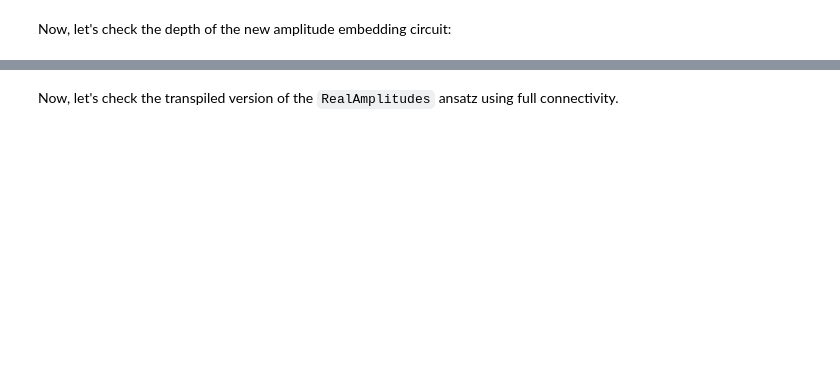
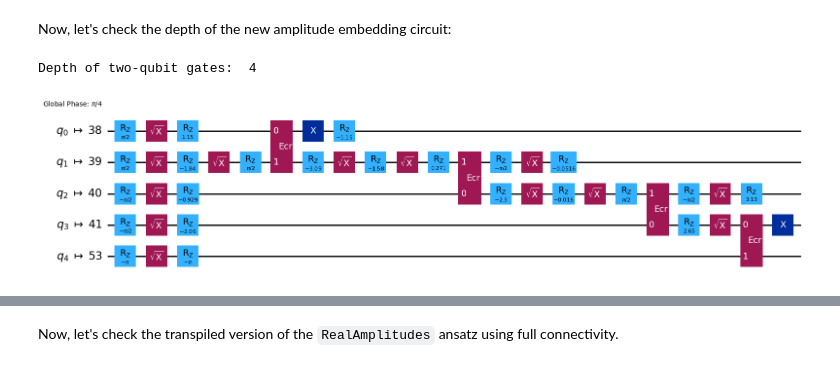
Before and after one commit to Trapti04/Quantum-Computing-basics, a Jupyter notebook: lab_4.ipynb, the cells around one changed output, grey strips where cells are left out. Cells and saved outputs as stored; diff of their text form; code cells hidden in the pictures; blank space fills up the shorter version.

```diff
--- a/lab_4.ipynb
+++ b/lab_4.ipynb
@@ -703,3 +704,9 @@ For this part of the Lab, we recommend choosing an IBM Quantum backend that you
 
 
 </div>
+# %%
+service = QiskitRuntimeService(channel="ibm_quantum",token=token)
+# list all available systems
+service.backends()
+# get the least busy system
+backend = service.least_busy()
@@ -791,13 +860,16 @@ plot_distribution(samp_dist, figsize=(15, 5))
 # %% [markdown]
 Now, let's check the depth of the new amplitude embedding circuit:
 # %%
-index_bird = 0 #You can check different birds by changing the index
+index_bird = 2 #You can check different birds by changing the index
 qc = amplitude_embedding(num_qubits, index_bird)
 pm = generate_preset_pass_manager(optimization_level=3, backend=fake_backend)
 transpiled_qc = pm.run(qc)
 
 print('Depth of two-qubit gates: ', transpiled_qc.depth(lambda x: len(x.qubits) == 2))
 transpiled_qc.draw(output="mpl", fold=False, idle_wires=False)
+# %% [output]
+Depth of two-qubit gates:  4
+[figure, added]
 # %%
 # Submit your answer using following code
 grade_lab4_ex5(amplitude_embedding) # Expected answer type Callable
```
Also changed, not shown: parts of 14 cells of this notebook.
